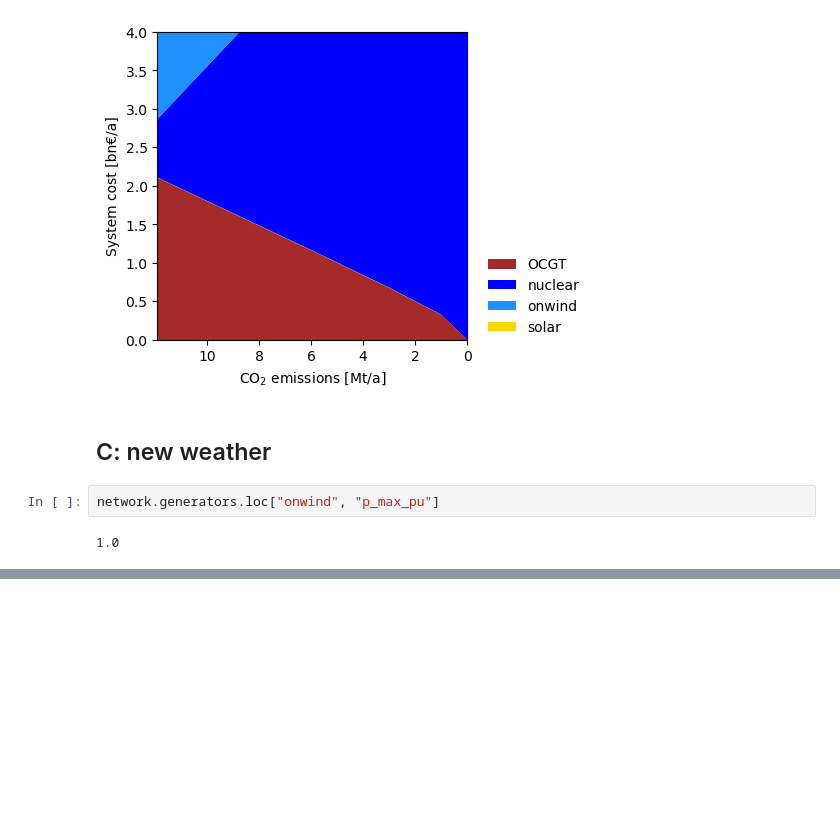
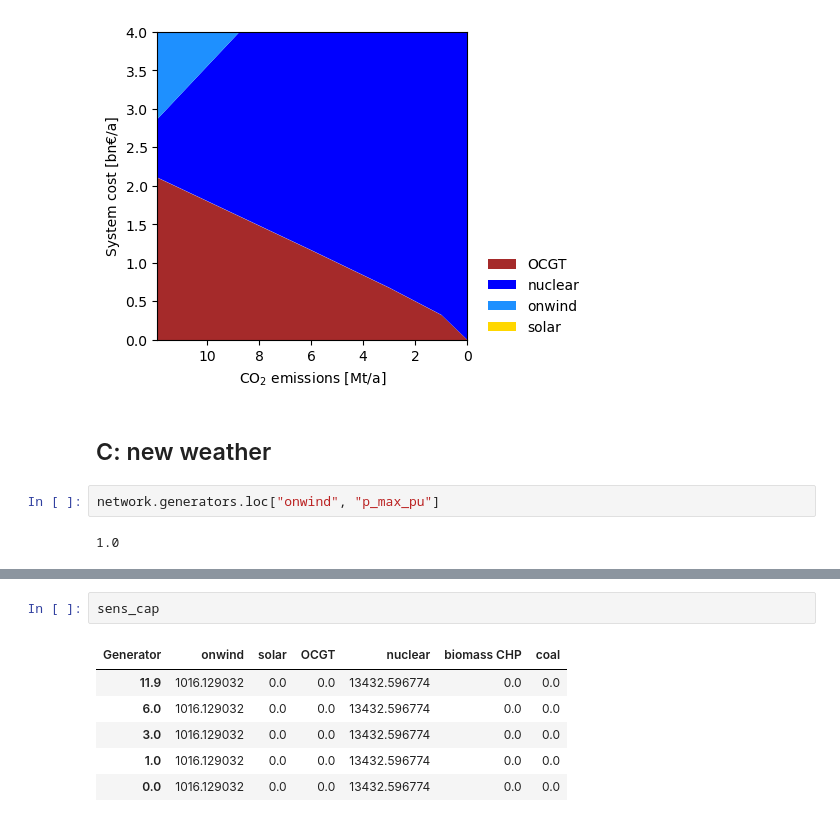
Before and after one commit to NicolineSimoneDTU/Integrated_Project, a Jupyter notebook: project.ipynb, the cells around one changed output, grey strips where cells are left out. Saved outputs shown, nothing was run; the diff lists cells and outputs as text; blank space fills up the shorter version.

```diff
--- a/project.ipynb
+++ b/project.ipynb
@@ -447,0 +434,9 @@ Set parameter Username
+# %%
+sens_cap
+# %% [output]
+| Generator | onwind | solar | OCGT | nuclear | biomass CHP | coal |
+| 11.9 | 1016.129032 | 0.0 | 0.0 | 13432.596774 | 0.0 | 0.0 |
+| 6.0 | 1016.129032 | 0.0 | 0.0 | 13432.596774 | 0.0 | 0.0 |
+| 3.0 | 1016.129032 | 0.0 | 0.0 | 13432.596774 | 0.0 | 0.0 |
+| 1.0 | 1016.129032 | 0.0 | 0.0 | 13432.596774 | 0.0 | 0.0 |
+| 0.0 | 1016.129032 | 0.0 | 0.0 | 13432.596774 | 0.0 | 0.0 |
```
Also changed, not shown: parts of 5 cells of this notebook.
